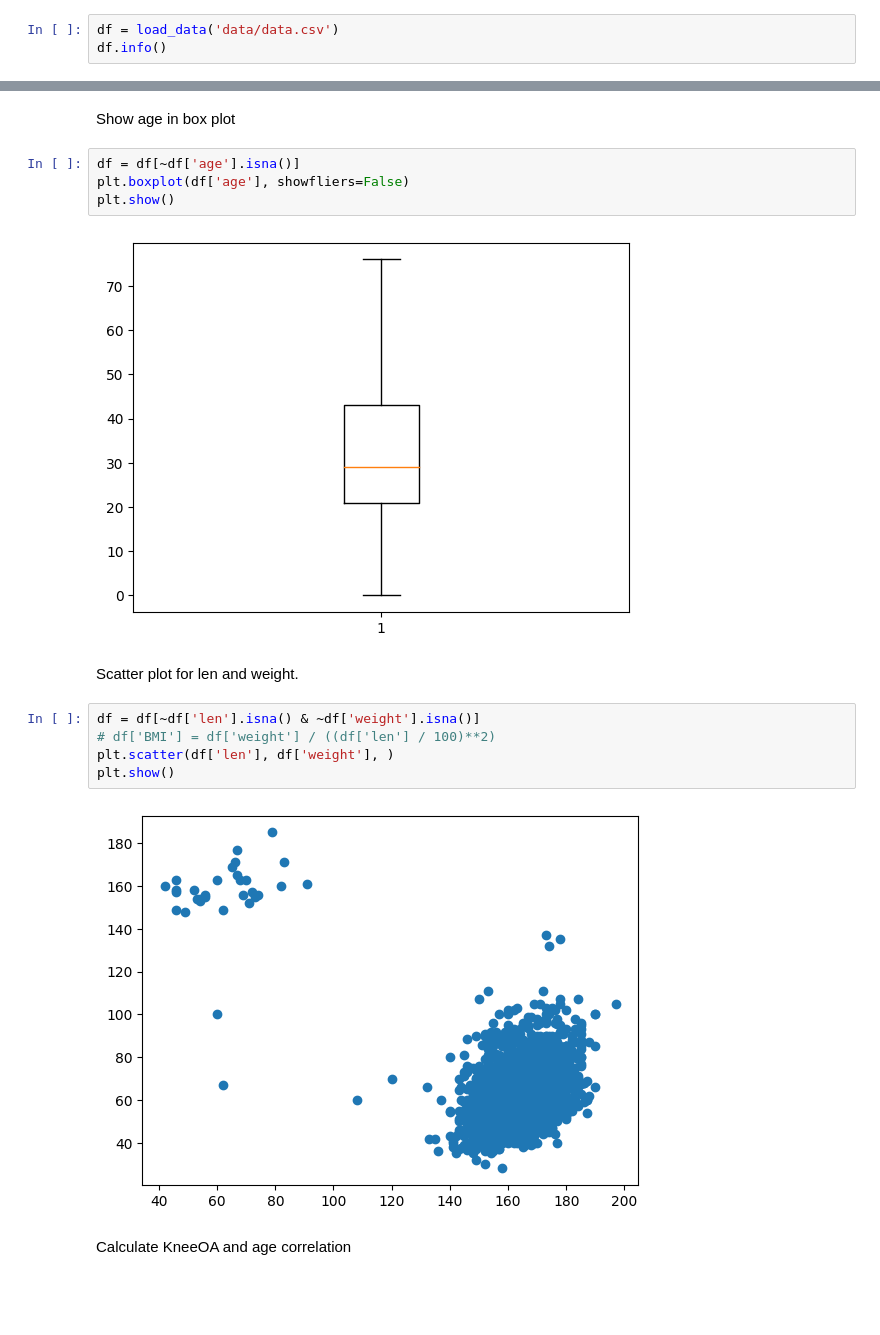
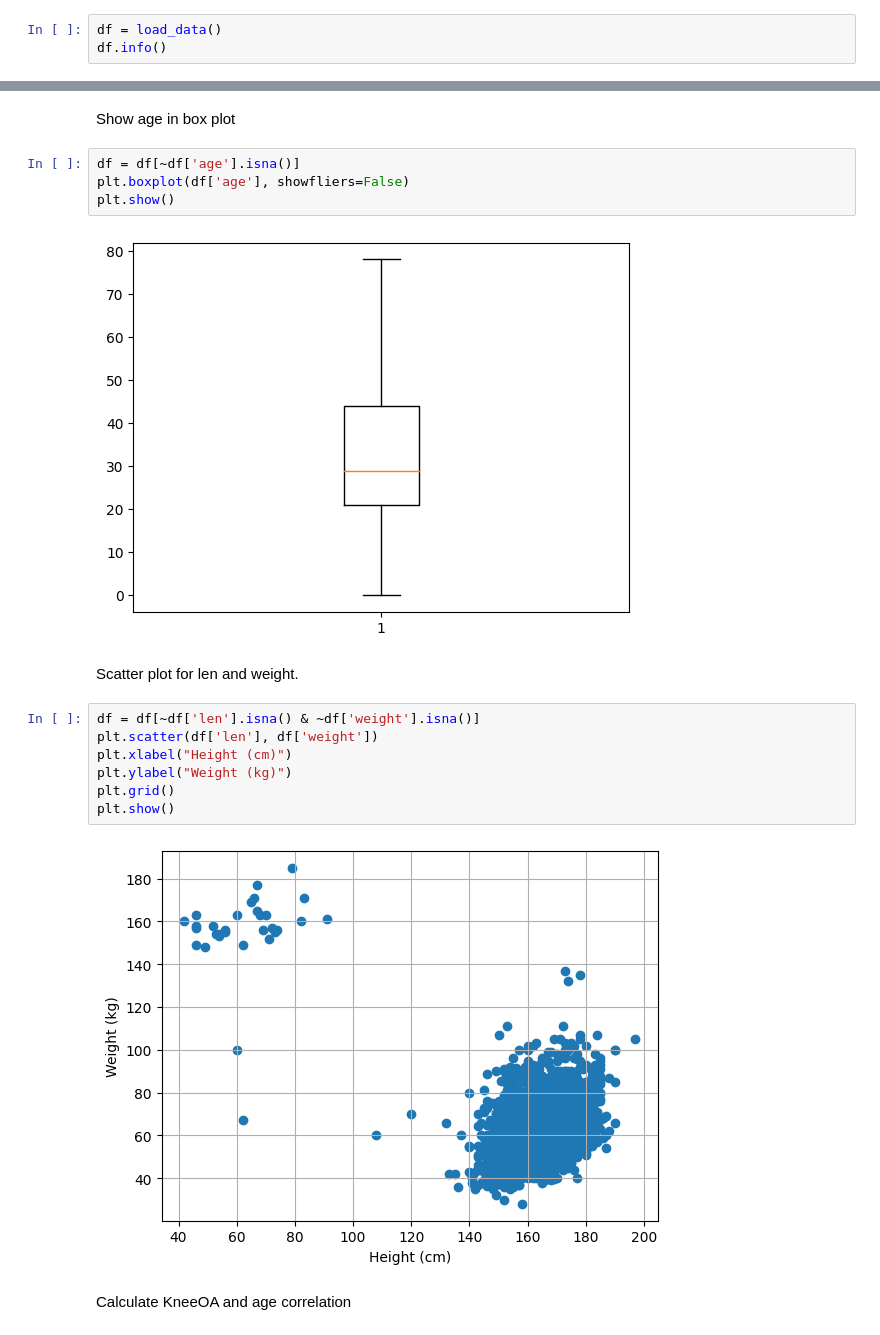
Before and after one commit to sina-am/copcord, a Jupyter notebook: note.ipynb, the cells around one changed output, grey strips where cells are left out. Drawn from its saved outputs; the diff is of its cells as text; blank space fills up the shorter version.

```diff
--- a/note.ipynb
+++ b/note.ipynb
@@ -13,6 +13,6 @@ from sklearn.metrics import accuracy_score, fbeta_score, f1_score
 from loader import load_data
 # %%
-df = load_data('data/data.csv')
+df = load_data()
 df.info()
 # %% [output]
 <class 'pandas.core.frame.DataFrame'>
@@ -27,16 +27,18 @@ df = df[~df['age'].isna()]
 plt.boxplot(df['age'], showfliers=False)
 plt.show()
 # %% [output]
-[figure, old version]
+[figure, new version]
 # %% [markdown]
 Scatter plot for len and weight.
 # %%
 df = df[~df['len'].isna() & ~df['weight'].isna()]
-# df['BMI'] = df['weight'] / ((df['len'] / 100)**2)
-plt.scatter(df['len'], df['weight'], )
+plt.scatter(df['len'], df['weight'])
+plt.xlabel("Height (cm)")
+plt.ylabel("Weight (kg)")
+plt.grid()
 plt.show()
 # %% [output]
-[figure, old version]
+[figure, new version]
 # %% [markdown]
 Calculate KneeOA and age correlation
 # %%
```
Also changed, not shown: parts of 4 cells of this notebook, 3 other files.
